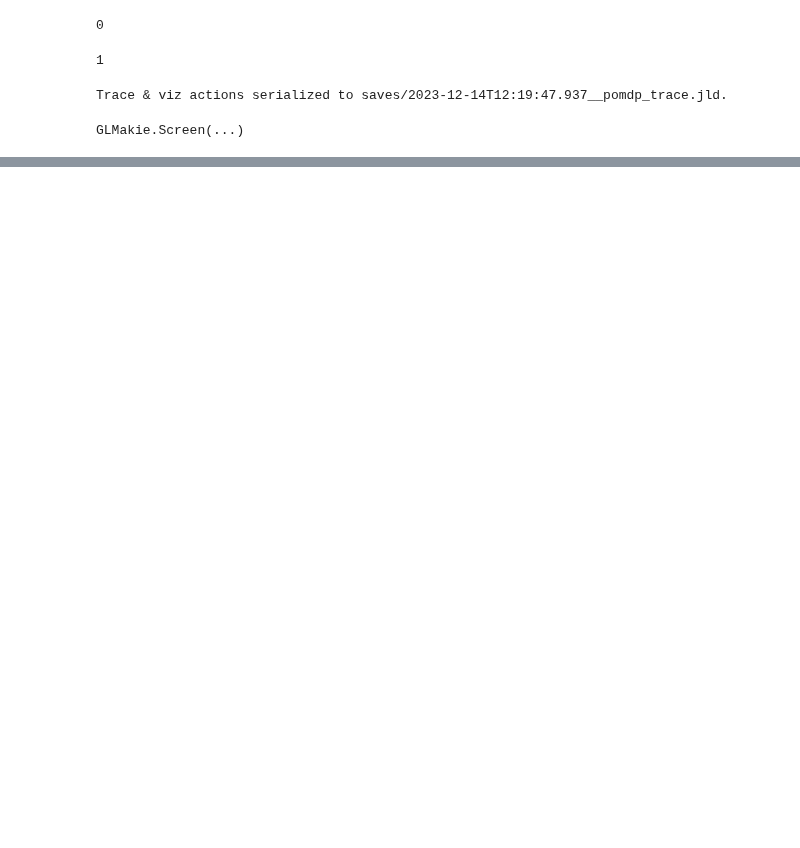
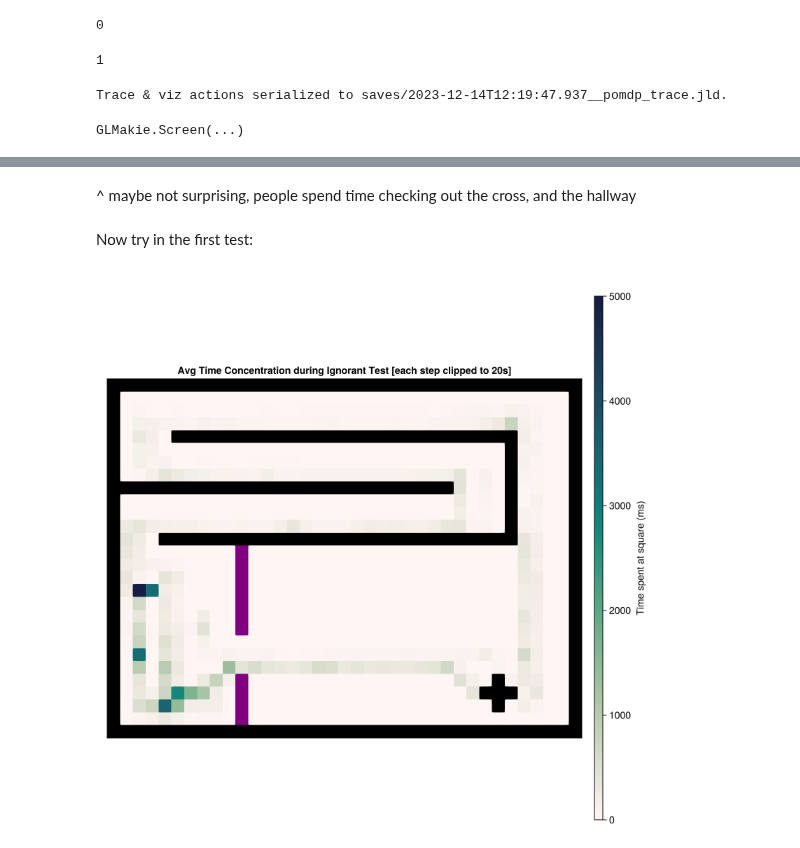
Before and after one commit to probcomp/tasks2D, a Jupyter notebook: notebooks_messy/Analysis.ipynb, the cells around one changed output, grey strips where cells are left out. Drawn from its saved outputs; the diff is of its cells as text; code cells hidden in the pictures; blank space fills up the shorter version.

```diff
--- a/notebooks_messy/Analysis.ipynb
+++ b/notebooks_messy/Analysis.ipynb
@@ -461,0 +545,23 @@ Dict{String, Int64} with 5 entries:
+# %% [markdown]
+^ maybe not surprising, people spend time checking out the cross, and the hallway
+# %% [markdown]
+Now try in the first test:
+# %%
+# multi-run heatmap
+
+i = 4
+tr = named_trace_lists["test1"][i][2]
+t, _, t_to_params = get_args(tr)
+params = t_to_params(t)
+
+GridWorlds.Viz.time_heatmap(
+    params.map,
+    [[p for (p, t, h) in GenPOMDPs.state_sequence(tr)] for tr in map(x -> x[2], named_trace_lists["test1"])],
+    [[t for (a, t) in GenPOMDPs.action_sequence(tr)] for tr in map(x -> x[2], named_trace_lists["test1"])],
+    clip_ms=20_000,
+    title="Avg Time Concentration during Ignorant Test [each step clipped to 20s]",
+    do_avg=true,
+    n_to_avg_over=length(Set(map(x -> x[1], named_trace_lists["test1"])))
+)
+# %% [output]
+[figure, added]
```
Also changed, not shown: parts of 22 cells of this notebook, 1 other file.
